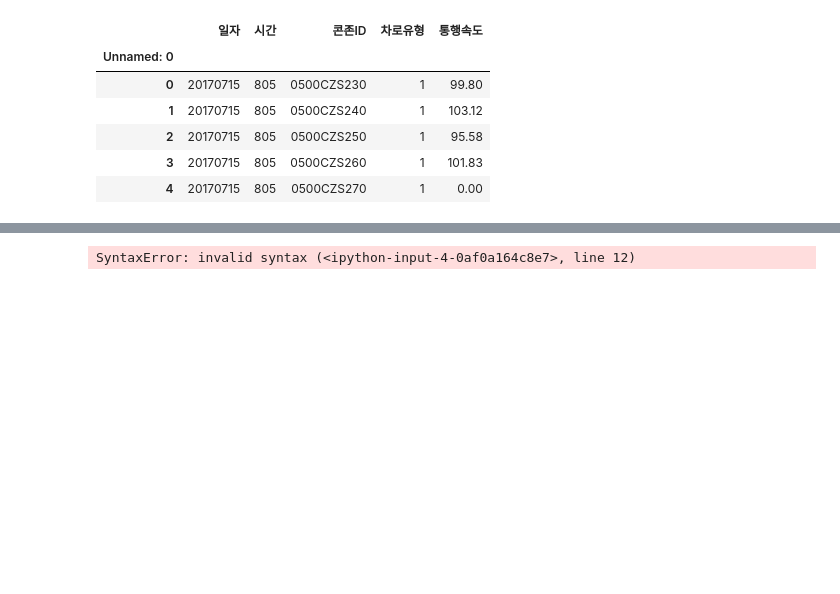
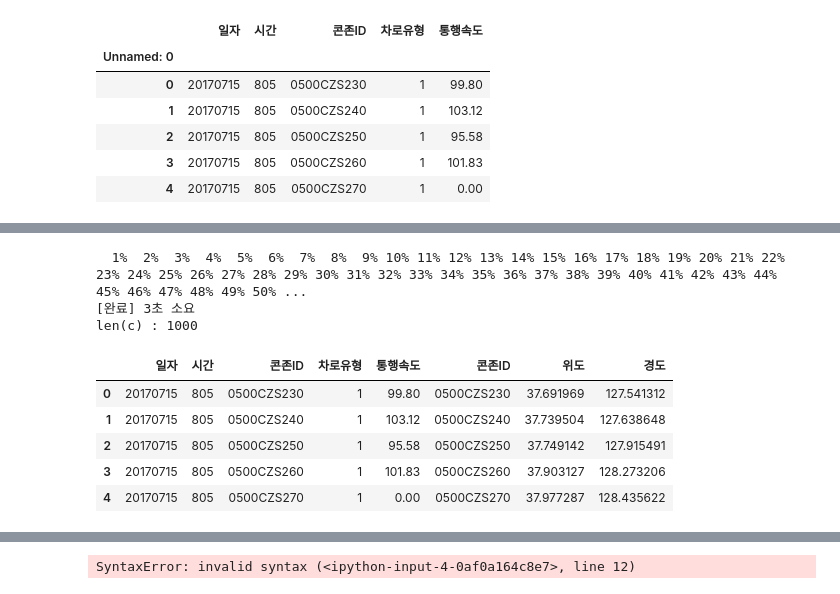
Before and after one commit to ghghtygh/akc_rproject, a Jupyter notebook: 교통량처리.ipynb, the cells around one changed output, grey strips where cells are left out. Saved outputs shown, nothing was run; the diff lists cells and outputs as text; code cells hidden in the pictures; blank space fills up the shorter version.

Commit message:
start

```diff
--- a/교통량처리.ipynb
+++ b/교통량처리.ipynb
@@ -15,3 +15,37 @@ def Merges(list1, list2):
     c=c.drop(0,1)
 
     return c
+# %%
+def FindXY(df,df_cz):
+
+    c=pd.DataFrame()
+    tmp = 0
+    now = 0
+    count=0
+    start = time.time()
+    for cid in df['콘존ID'][:]:
+
+        tmp_df = df_cz[df_cz['콘존ID']==cid]
+        if tmp_df.empty:
+            c=c.append(pd.DataFrame({'콘존ID':[cid],"위도":[0],"경도":[0]}))
+        else:
+            c=c.append(tmp_df)
+
+        now = int(count/len(df)*100)
+        if(now>tmp):
+            print('%3d%%' % now, end='', flush = True)
+        tmp = now
+        count+=1
+    end = time.time()
+    tt = int(end-start)
+    print('')
+    print('[완료] %d초 소요'%tt)
+    print('len(c) : %d'%len(c))
+
+    cols = df.columns.values
+    cols = np.append(cols,c.columns.values)
+
+    tmp = Merges(df,c)
+    tmp.columns=cols
+    #mp.head(5)
+    return tmp
@@ -277,0 +233,14 @@ KeyboardInterrupt:
+# %%
+df2_1000 = df2[:1000]
+df2_1000_2 = FindXY(df2_1000, df_cz2)
+df2_1000_2.head(5)
+# %% [output]
+  1%  2%  3%  4%  5%  6%  7%  8%  9% 10% 11% 12% 13% 14% 15% 16% 17% 18% 19% 20% 21% 22% 23% 24% 25% 26% 27% 28% 29% 30% 31% 32% 33% 34% 35% 36% 37% 38% 39% 40% 41% 42% 43% 44% 45% 46% 47% 48% 49% 50% ...
+[완료] 3초 소요
+len(c) : 1000
+|  | 일자 | 시간 | 콘존ID | 차로유형 | 통행속도 | 콘존ID | 위도 | 경도 |
+| 0 | 20170715 | 805 | 0500CZS230 | 1 | 99.80 | 0500CZS230 | 37.691969 | 127.541312 |
+| 1 | 20170715 | 805 | 0500CZS240 | 1 | 103.12 | 0500CZS240 | 37.739504 | 127.638648 |
+| 2 | 20170715 | 805 | 0500CZS250 | 1 | 95.58 | 0500CZS250 | 37.749142 | 127.915491 |
+| 3 | 20170715 | 805 | 0500CZS260 | 1 | 101.83 | 0500CZS260 | 37.903127 | 128.273206 |
+| 4 | 20170715 | 805 | 0500CZS270 | 1 | 0.00 | 0500CZS270 | 37.977287 | 128.435622 |
```
Also changed, not shown: parts of 14 cells of this notebook, 3 other files.
